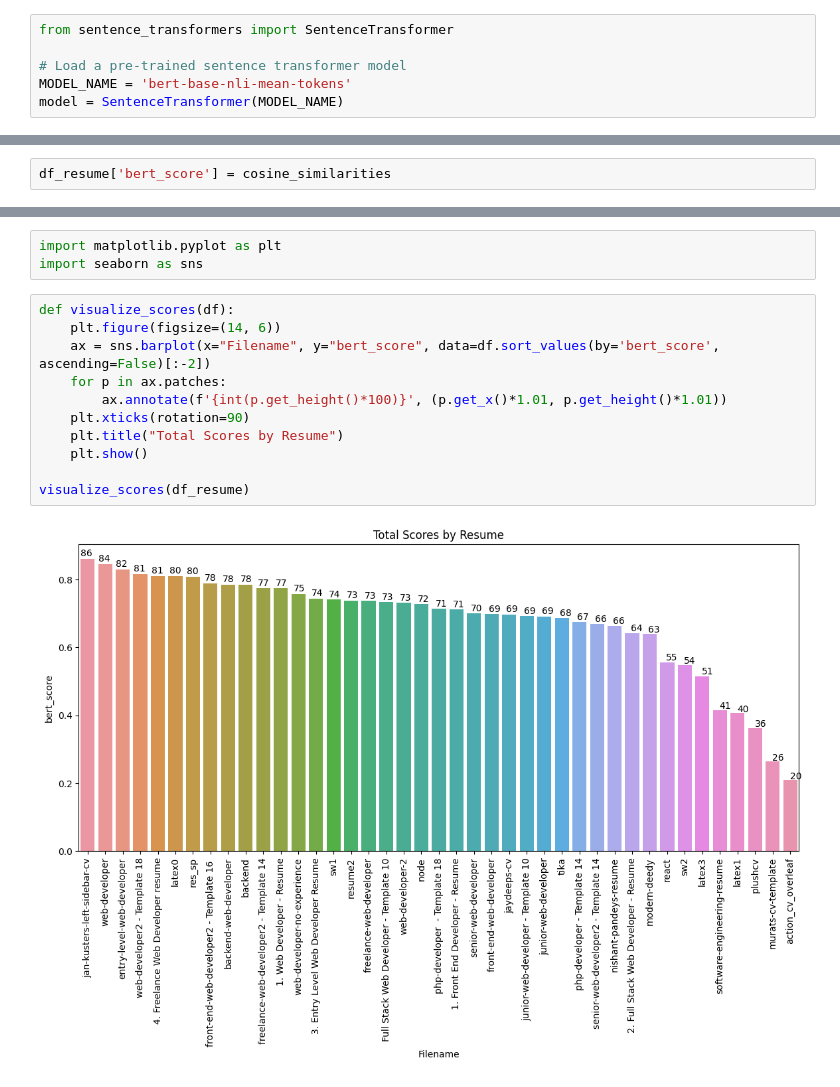
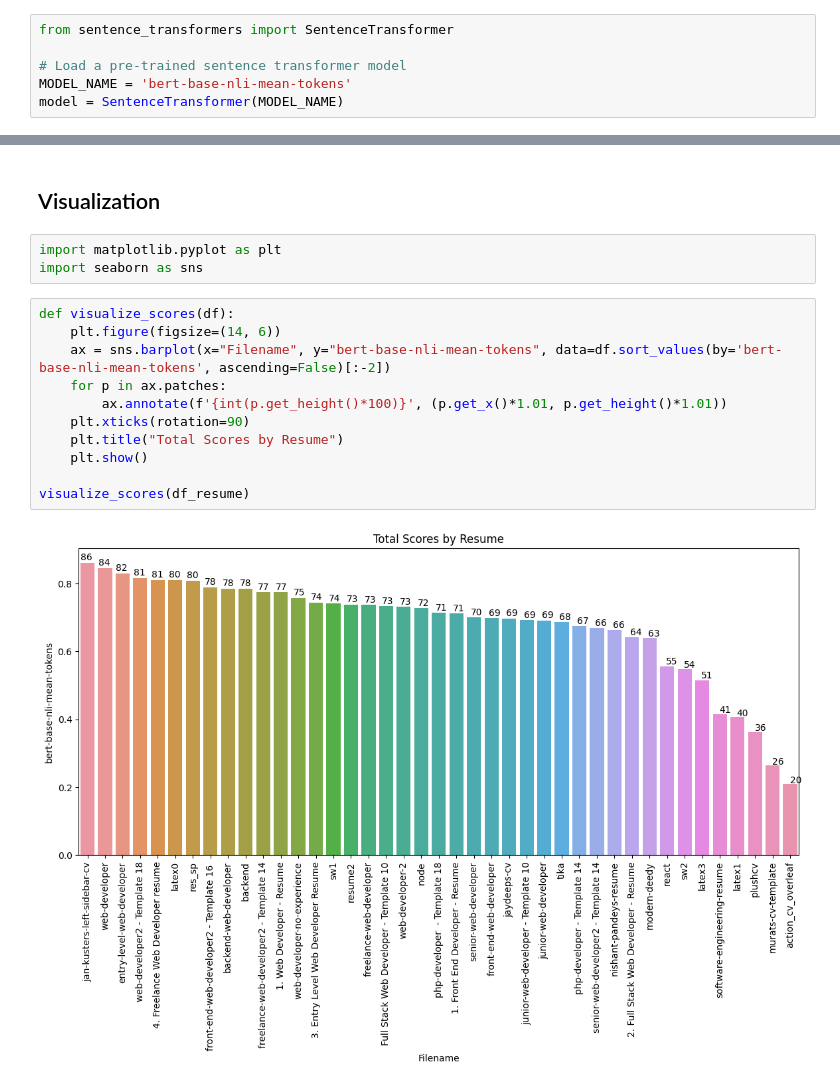
Before and after one commit to The-SP/Applicant-Ranking-System, a Jupyter notebook: Resume Parser/bert.ipynb, the cells around one changed output, grey strips where cells are left out. Cells and saved outputs as stored; diff of their text form.

```diff
--- a/Resume Parser/bert.ipynb
+++ b/Resume Parser/bert.ipynb
@@ -125,2 +129,0 @@ cosine_similarities = cosine_similarity(resume_embeddings, [job_embeddings])
-# %%
-df_resume['bert_score'] = cosine_similarities
@@ -147,16 +174,18 @@ df_resume[['Filename', 'clean_resume_text', 'description_score', 'bert_score']].
+# %% [markdown]
+## Visualization
 # %%
 import matplotlib.pyplot as plt
 import seaborn as sns
 # %%
 def visualize_scores(df):
     plt.figure(figsize=(14, 6))
-    ax = sns.barplot(x="Filename", y="bert_score", data=df.sort_values(by='bert_score', ascending=False)[:-2])
+    ax = sns.barplot(x="Filename", y="bert-base-nli-mean-tokens", data=df.sort_values(by='bert-base-nli-mean-tokens', ascending=False)[:-2])
     for p in ax.patches:
         ax.annotate(f'{int(p.get_height()*100)}', (p.get_x()*1.01, p.get_height()*1.01))
     plt.xticks(rotation=90)
     plt.title("Total Scores by Resume")
     plt.show()
 
 visualize_scores(df_resume)
 # %% [output]
-[figure, old version]
+[figure, new version]
```
Also changed, not shown: parts of 19 cells of this notebook.
